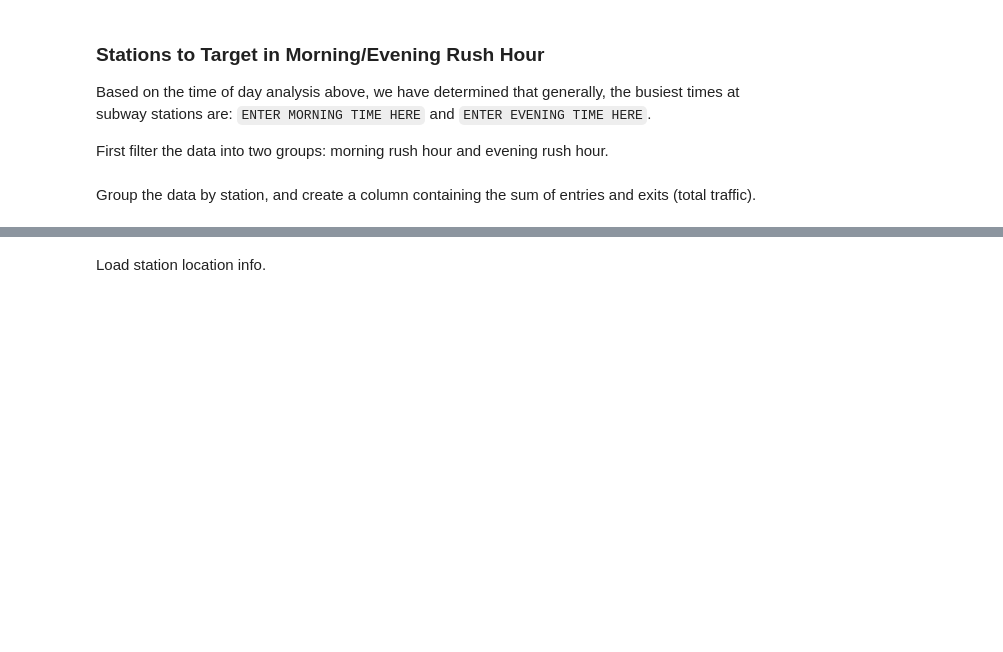
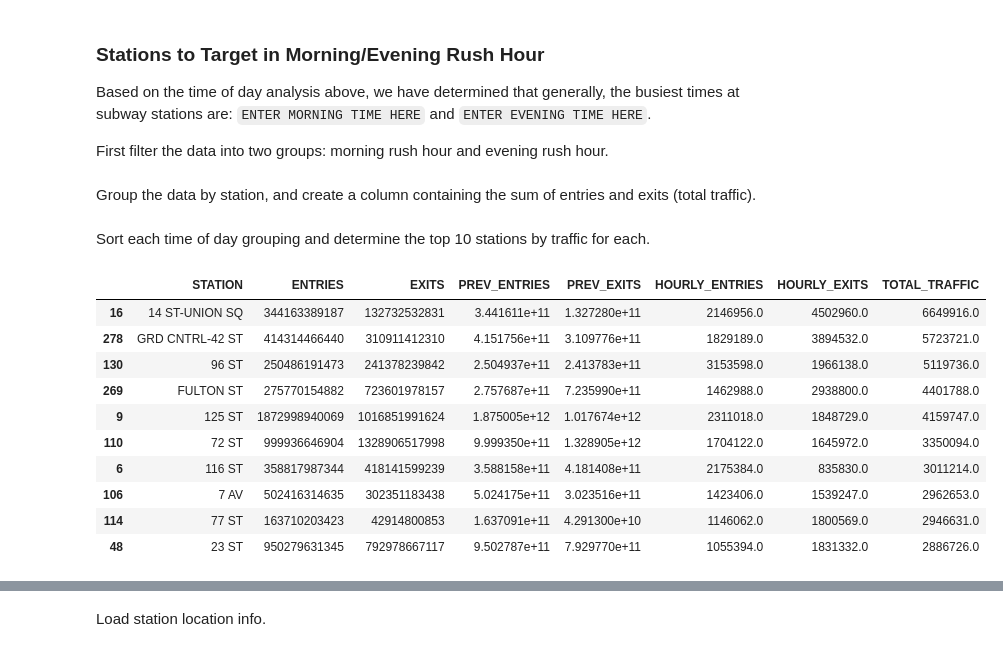
Before and after one commit to stephenjkaplan/metis-project1-mta, a Jupyter notebook: Data Analysis & Visualization.ipynb, the cells around one changed output, grey strips where cells are left out. Cells and saved outputs as stored; diff of their text form; code cells hidden in the pictures; blank space fills up the shorter version.

```diff
--- a/Data Analysis & Visualization.ipynb
+++ b/Data Analysis & Visualization.ipynb
@@ -35,3 +37,21 @@ df_morning['TOTAL_TRAFFIC'] = df_morning['HOURLY_ENTRIES'] + df_morning['HOURLY_
 
 df_evening = df_evening.groupby('STATION', as_index=False).sum()
 df_evening['TOTAL_TRAFFIC'] = df_evening['HOURLY_ENTRIES'] + df_evening['HOURLY_EXITS']
+# %% [markdown]
+Sort each time of day grouping and determine the top 10 stations by traffic for each.
+# %%
+df_morning.sort_values('TOTAL_TRAFFIC', ascending=False, inplace=True)
+df_morning_top_10 = df_morning[0:10]
+df_morning_top_10
+# %% [output]
+|  | STATION | ENTRIES | EXITS | PREV_ENTRIES | PREV_EXITS | HOURLY_ENTRIES | HOURLY_EXITS | TOTAL_TRAFFIC |
+| 16 | 14 ST-UNION SQ | 344163389187 | 132732532831 | 3.441611e+11 | 1.327280e+11 | 2146956.0 | 4502960.0 | 6649916.0 |
+| 278 | GRD CNTRL-42 ST | 414314466440 | 310911412310 | 4.151756e+11 | 3.109776e+11 | 1829189.0 | 3894532.0 | 5723721.0 |
+| 130 | 96 ST | 250486191473 | 241378239842 | 2.504937e+11 | 2.413783e+11 | 3153598.0 | 1966138.0 | 5119736.0 |
+| 269 | FULTON ST | 275770154882 | 723601978157 | 2.757687e+11 | 7.235990e+11 | 1462988.0 | 2938800.0 | 4401788.0 |
+| 9 | 125 ST | 1872998940069 | 1016851991624 | 1.875005e+12 | 1.017674e+12 | 2311018.0 | 1848729.0 | 4159747.0 |
+| 110 | 72 ST | 999936646904 | 1328906517998 | 9.999350e+11 | 1.328905e+12 | 1704122.0 | 1645972.0 | 3350094.0 |
+| 6 | 116 ST | 358817987344 | 418141599239 | 3.588158e+11 | 4.181408e+11 | 2175384.0 | 835830.0 | 3011214.0 |
+| 106 | 7 AV | 502416314635 | 302351183438 | 5.024175e+11 | 3.023516e+11 | 1423406.0 | 1539247.0 | 2962653.0 |
+| 114 | 77 ST | 163710203423 | 42914800853 | 1.637091e+11 | 4.291300e+10 | 1146062.0 | 1800569.0 | 2946631.0 |
+| 48 | 23 ST | 950279631345 | 792978667117 | 9.502787e+11 | 7.929770e+11 | 1055394.0 | 1831332.0 | 2886726.0 |
```
Also changed, not shown: parts of 12 cells of this notebook.
